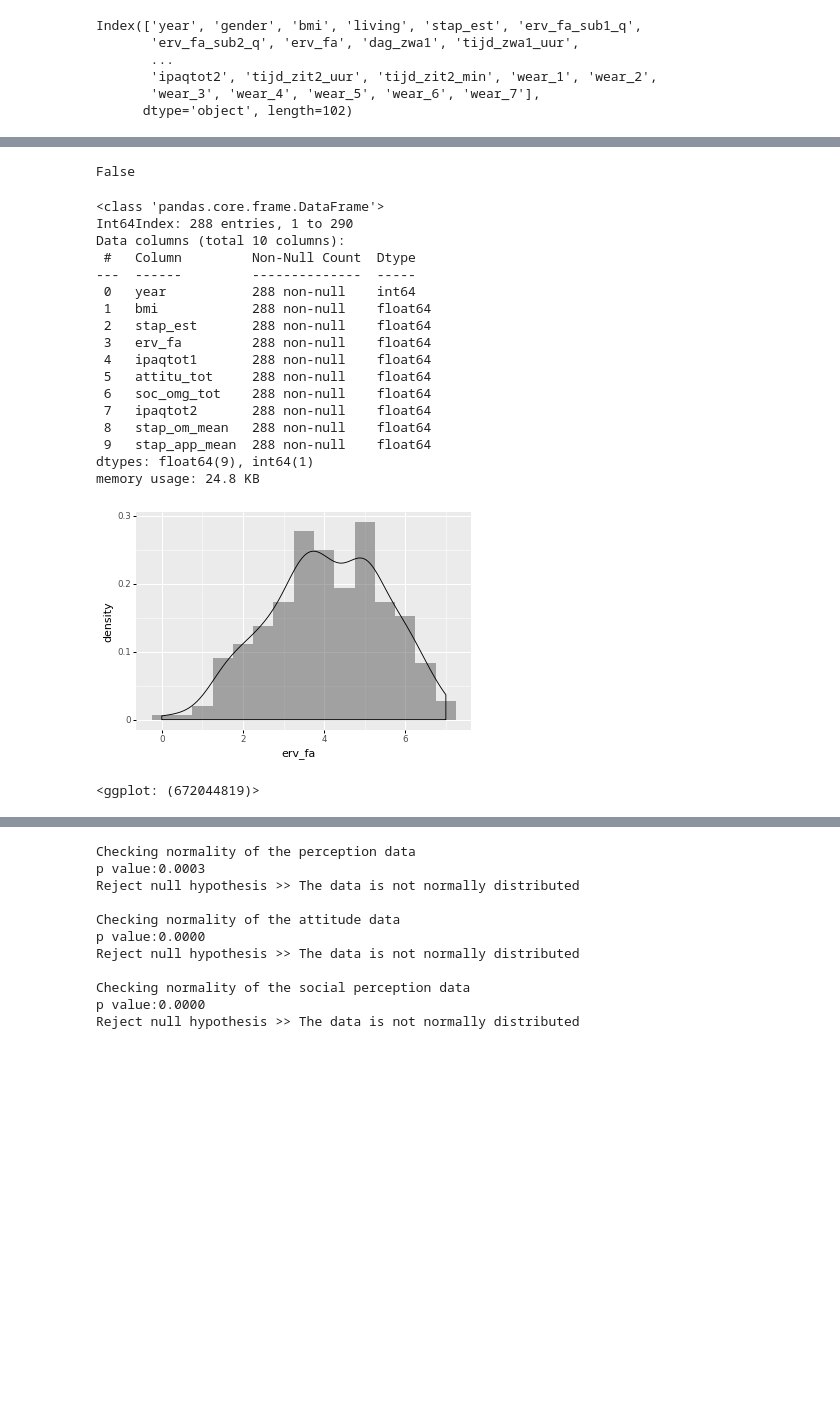
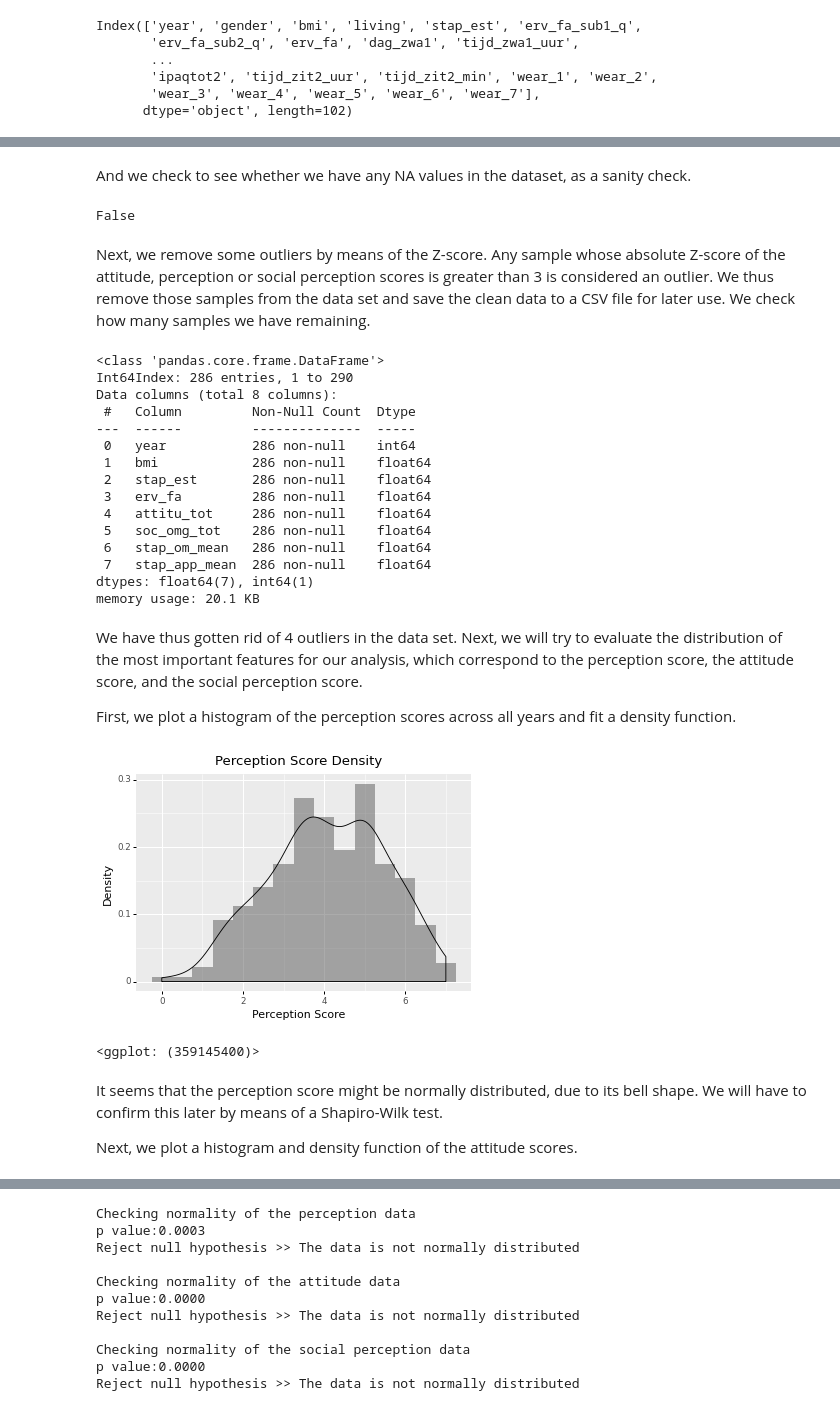
Before and after one commit to fcortevargas/IER_2022, a Jupyter notebook: Data_analysis/data_analysis.ipynb, the cells around one changed output, grey strips where cells are left out. Saved outputs shown, nothing was run; the diff lists cells and outputs as text; code cells hidden in the pictures; blank space fills up the shorter version.

```diff
--- a/Data_analysis/data_analysis.ipynb
+++ b/Data_analysis/data_analysis.ipynb
@@ -59,6 +75,6 @@ Index(['year', 'gender', 'bmi', 'living', 'stap_est', 'erv_fa_sub1_q',
 # %%
 # here we do some more data preprocessing
-# first we calculate the average number of steps necessary for
+# first we calculate the average number of steps measured by the app/fitbit.
 
 data['stap_om_mean'] = (data['stap_om_1_aantal'] + data['stap_om_2_aantal'] + \
                         data['stap_om_3_aantal'] + data['stap_om_4_aantal'] + \
@@ -73,6 +89,6 @@ data['stap_app_mean'] = (data['stap_app_1_aantal'] + data['stap_app_2_aantal'] +
 # we only keep the data that we consider relevant
 # and discard the remaining columns
 
-columns_to_keep = ['year', 'bmi', 'stap_est', 'erv_fa', 'ipaqtot1', 'attitu_tot', 'soc_omg_tot', 'ipaqtot2', 'stap_om_mean', 'stap_app_mean']
+columns_to_keep = ['year', 'bmi', 'stap_est', 'erv_fa', 'attitu_tot', 'soc_omg_tot', 'stap_om_mean', 'stap_app_mean']
 
 data = data[columns_to_keep]
@@ -108 +121,3 @@ memory usage: 24.9 KB
+# %% [markdown]
+And we check to see whether we have any NA values in the dataset, as a sanity check.
 # %%
@@ -110,39 +124,50 @@ memory usage: 24.9 KB
 print(data.isna().any().any())
 # %% [output]
 False
+# %% [markdown]
+Next, we remove some outliers by means of the Z-score. Any sample whose absolute Z-score of the attitude, perception or social perception scores is greater than 3 is considered an outlier. We thus remove those samples from the data set and save the clean data to a CSV file for later use. We check how many samples we have remaining.
 # %%
 data_clean = data[(np.abs(sp.stats.zscore(data.attitu_tot)) < 3)]
 data_clean = data_clean[(np.abs(sp.stats.zscore(data_clean.erv_fa)) < 3)]
+data_clean = data_clean[(np.abs(sp.stats.zscore(data_clean.soc_omg_tot)) < 3)]
 
 data_clean.to_csv('data_clean.csv')
 
 data_clean.info()
 # %% [output]
 <class 'pandas.core.frame.DataFrame'>
-Int64Index: 288 entries, 1 to 290
-Data columns (total 10 columns):
+Int64Index: 286 entries, 1 to 290
+Data columns (total 8 columns):
  #   Column         Non-Null Count  Dtype
 ---  ------         --------------  -----
- 0   year           288 non-null    int64
- 1   bmi            288 non-null    float64
- 2   stap_est       288 non-null    float64
- 3   erv_fa         288 non-null    float64
- 4   ipaqtot1       288 non-null    float64
- 5   attitu_tot     288 non-null    float64
- 6   soc_omg_tot    288 non-null    float64
- 7   ipaqtot2       288 non-null    float64
- 8   stap_om_mean   288 non-null    float64
- 9   stap_app_mean  288 non-null    float64
-dtypes: float64(9), int64(1)
-memory usage: 24.8 KB
+ 0   year           286 non-null    int64
+ 1   bmi            286 non-null    float64
+ 2   stap_est       286 non-null    float64
+ 3   erv_fa         286 non-null    float64
+ 4   attitu_tot     286 non-null    float64
+ 5   soc_omg_tot    286 non-null    float64
+ 6   stap_om_mean   286 non-null    float64
+ 7   stap_app_mean  286 non-null    float64
+dtypes: float64(7), int64(1)
+memory usage: 20.1 KB
+# %% [markdown]
+We have thus gotten rid of 4 outliers in the data set. Next, we will try to evaluate the distribution of the most important features for our analysis, which correspond to the perception score, the attitude score, and the social perception score.
+
+First, we plot a histogram of the perception scores across all years and fit a density function.
 # %%
 ggplot(data_clean, aes('erv_fa')) + \
     geom_histogram(aes(y = after_stat('density')),
                    binwidth = 0.5, alpha = 0.5, position = 'identity') + \
-    geom_density(alpha = .25)
+    geom_density(alpha = .25) +\
+    labs(title = "Perception Score Density",
+         y = "Density", x = "Perception Score")
 # %% [output]
-[figure, old version]
+[figure, new version]
-<ggplot: (672044819)>
+<ggplot: (359145400)>
+# %% [markdown]
+It seems that the perception score might be normally distributed, due to its bell shape. We will have to confirm this later by means of a Shapiro-Wilk test.
+
+Next, we plot a histogram and density function of the attitude scores.
 # %%
 ggplot(data_clean, aes('attitu_tot')) + \
     geom_histogram(aes(y = after_stat('density')),
```
Also changed, not shown: parts of 51 cells of this notebook.
